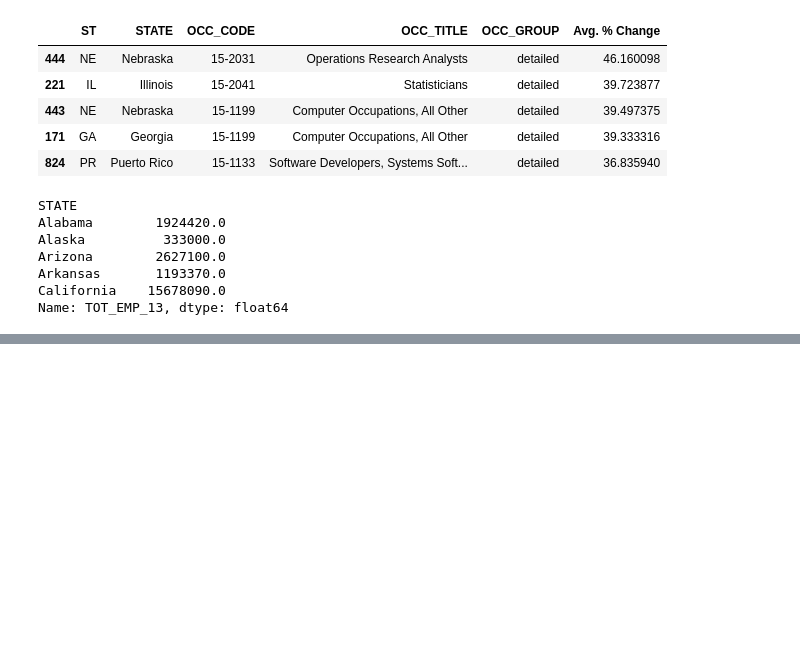
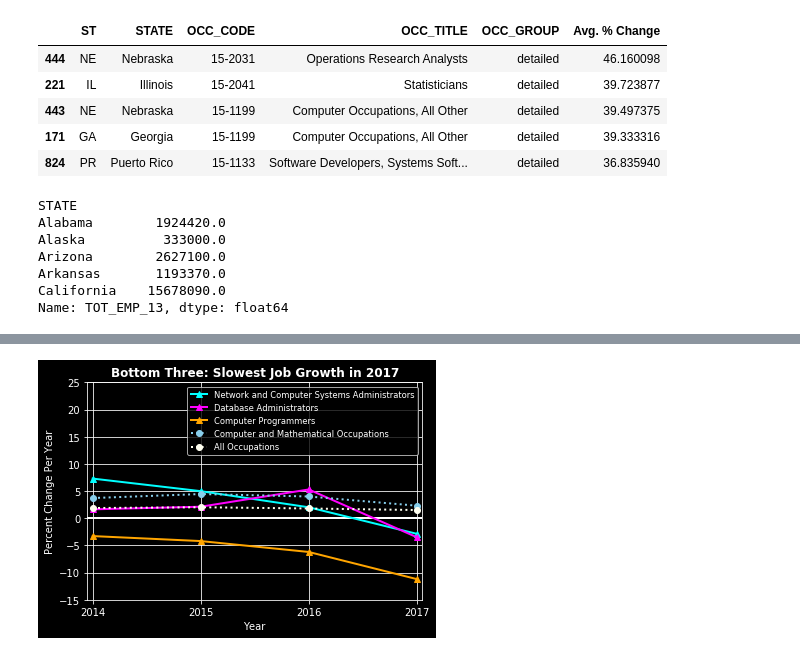
Before and after one commit to WCW789/Project1, a Jupyter notebook: employee_change_2.ipynb, the cells around one changed output, grey strips where cells are left out. Cells and saved outputs as stored; diff of their text form; code cells hidden in the pictures; blank space fills up the shorter version.

```diff
--- a/employee_change_2.ipynb
+++ b/employee_change_2.ipynb
@@ -440,0 +426,43 @@ plt.show()
+# %%
+# Generate the Plot (with Error Bars)
+from mpl_toolkits.mplot3d import Axes3D
+from matplotlib.collections import PolyCollection
+import matplotlib.pyplot as plt
+from matplotlib import colors as mcolors
+import numpy as np
+
+fig = plt.figure()
+
+plt.plot(years, result_pivot["Web Developers"],
+         label="Network and Computer Systems Administrators",
+         color="cyan", marker='^', linewidth=2)
+plt.plot(years, result_pivot["Software Developers, Systems Software"],
+         label="Database Administrators",
+         color="magenta", marker='^', linewidth=2)
+plt.plot(years, result_pivot["Computer Programmers"],
+         label="Computer Programmers",
+         color="orange", marker='^', linewidth=2)
+
+plt.plot(years, result_pivot["Computer and Mathematical Occupations"],
+         label= "Computer and Mathematical Occupations",
+         color="skyblue", marker='o', linewidth=2, linestyle=':')
+plt.plot(years, result_pivot["All Occupations"],
+         label= "All Occupations", marker='o',
+         color="ivory", linewidth=2, linestyle=':')
+
+plt.hlines(0, 2013.95,2017.05,colors='white',linewidth=2)
+plt.grid()
+plt.title("Bottom Three: Slowest Job Growth in 2017", fontweight='bold')
+plt.xlabel("Year")
+plt.ylabel("Percent Change Per Year")
+plt.legend(loc="best", fontsize="small", fancybox=True)
+
+plt.xlim(2013.95,2017.05)
+plt.ylim(-15,25)
+plt.xticks(np.arange(2014, 2018, step=1))
+plt.style.use('dark_background')
+plt.savefig("images/bottom_three_jobs.png")
+
+plt.show()
+# %% [output]
+[figure, added]
```
Also changed, not shown: parts of 7 cells of this notebook, 4 other files.
